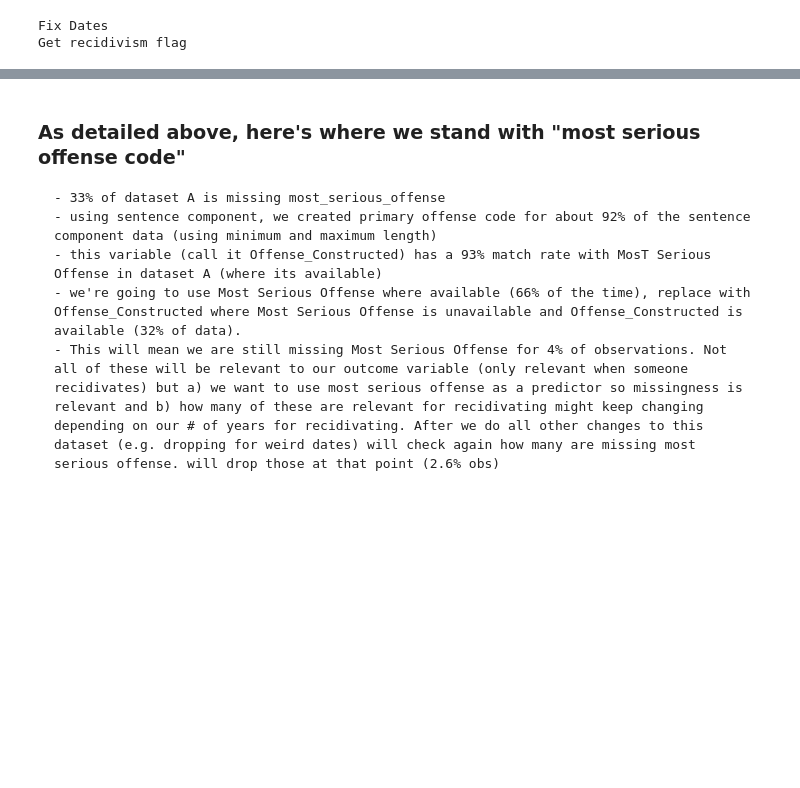
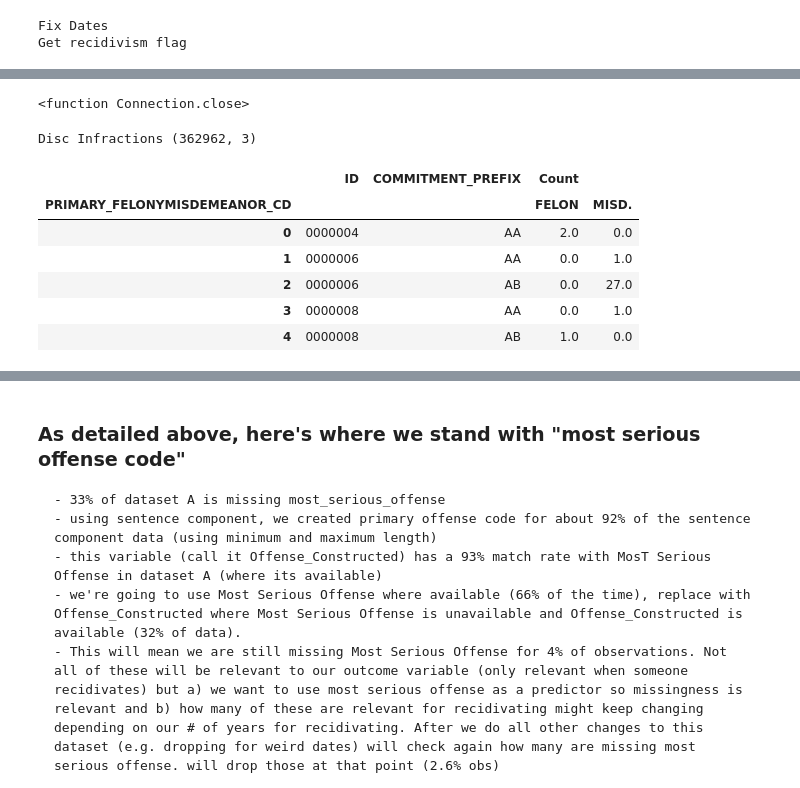
Before and after one commit to christi-liongson/covid_decarceration, a Jupyter notebook: files/build_dataset.ipynb, the cells around one changed output, grey strips where cells are left out. Cells and saved outputs as stored; diff of their text form; code cells hidden in the pictures; blank space fills up the shorter version.

```diff
--- a/files/build_dataset.ipynb
+++ b/files/build_dataset.ipynb
@@ -1121,0 +393,41 @@ data_A_B = data.merge(datasetB_primary_offense, on = ['ID','COMMITMENT_PREFIX'],
+# %%
+# Part E - querying additional features
+conn = create_connection(config.database_name)
+dataset_flag.to_sql('dataset_AB', conn,if_exists='replace', index=False)
+
+query = '''
+        SELECT INMATE_DOC_NUMBER as ID,
+                DISCIPLINARY_INFRACTION_DATE,
+                COMMITMENT_PREFIX,
+                EARLIEST_SENTENCE_EFFECTIVE_DT,
+                END_DATE,
+                COUNT(DISCIPLINARY_INFRACTION_DATE) as INFRACTION_PER_SENT
+        FROM INMT9CF1 A
+        INNER JOIN dataset_AB B
+        WHERE A.INMATE_DOC_NUMBER = B.ID
+        AND A.DISCIPLINARY_INFRACTION_DATE >= B.EARLIEST_SENTENCE_EFFECTIVE_DT
+        AND A.DISCIPLINARY_INFRACTION_DATE <= B.END_DATE
+        GROUP BY INMATE_DOC_NUMBER, COMMITMENT_PREFIX
+        ;
+
+        '''
+
+disc_infraction = qd.query_db_notebook(conn,query)
+conn.close
+# %% [output]
+<function Connection.close>
+# %%
+# Divide infractions by # of sentences if there are dups on ID / DISCIPLINARY_INFRACTION_DATE
+    # might indicate concurrent sentences
+count_dups = disc_infraction.groupby(['ID','DISCIPLINARY_INFRACTION_DATE'])["ID"].count().reset_index(name="count")
+disc_infraction = disc_infraction.merge(count_dups, how = 'left')
+disc_infraction['INFRACTION_PER_SENT'] = round(disc_infraction['INFRACTION_PER_SENT']/disc_infraction['count'])
+
+disc_infraction = disc_infraction.loc[:,['ID','COMMITMENT_PREFIX','INFRACTION_PER_SENT']]
+print("Disc Infractions",disc_infraction.shape)
+
+# Merge on disciplinary infractions, replace missing to 0
+dataset_flag = dataset_flag.merge(disc_infraction, how='left', on=['ID','COMMITMENT_PREFIX'])
+dataset_flag.loc[dataset_flag['INFRACTION_PER_SENT'].isnull(),'INFRACTION_PER_SENT'] = 0
+# %% [output]
+Disc Infractions (362962, 3)
@@ -1121,0 +440,10 @@ data_A_B = data.merge(datasetB_primary_offense, on = ['ID','COMMITMENT_PREFIX'],
+# %%
+sent_count_fel_misd.head()
+# %% [output]
+|  | ID | COMMITMENT_PREFIX | Count |  |
+| PRIMARY_FELONYMISDEMEANOR_CD |  |  | FELON | MISD. |
+| 0 | 0000004 | AA | 2.0 | 0.0 |
+| 1 | 0000006 | AA | 0.0 | 1.0 |
+| 2 | 0000006 | AB | 0.0 | 27.0 |
+| 3 | 0000008 | AA | 0.0 | 1.0 |
+| 4 | 0000008 | AB | 1.0 | 0.0 |
```
Also changed, not shown: parts of 181 cells of this notebook.
